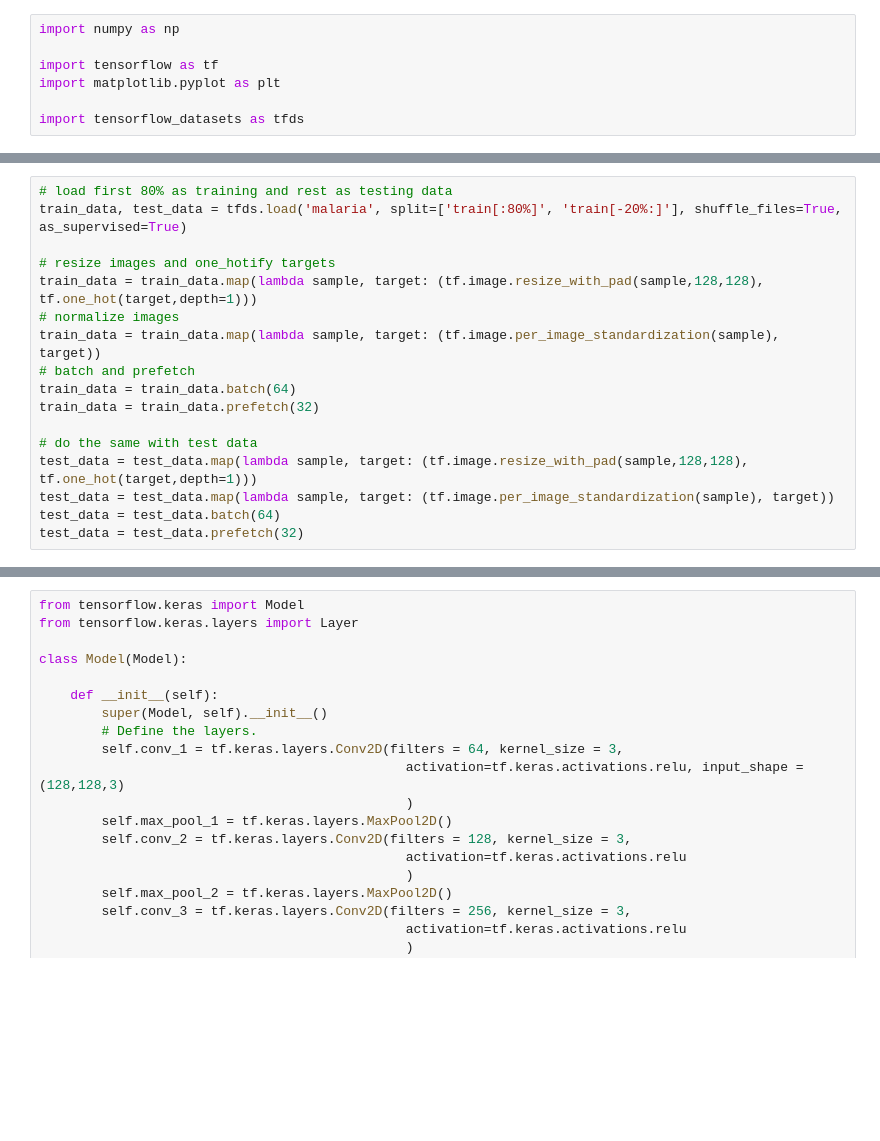
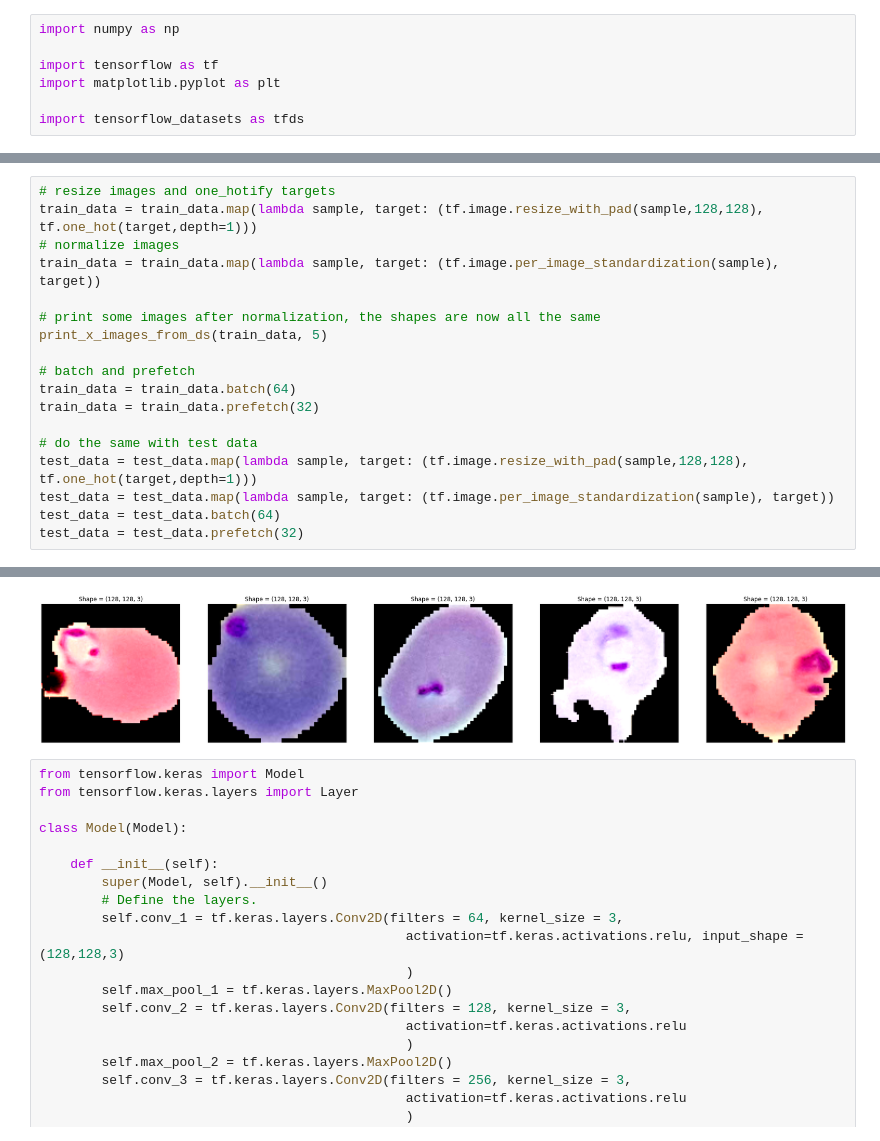
Before and after one commit to GratzR/IANNWTF_group1_hw_04, a Jupyter notebook: homework_04.ipynb, the cells around one changed output, grey strips where cells are left out. Saved outputs shown, nothing was run; the diff lists cells and outputs as text; blank space fills up the shorter version.

```diff
--- a/homework_04.ipynb
+++ b/homework_04.ipynb
@@ -8,11 +24,12 @@ import tensorflow_datasets as tfds
 # %%
-# load first 80% as training and rest as testing data
-train_data, test_data = tfds.load('malaria', split=['train[:80%]', 'train[-20%:]'], shuffle_files=True, as_supervised=True)
-
 # resize images and one_hotify targets
 train_data = train_data.map(lambda sample, target: (tf.image.resize_with_pad(sample,128,128), tf.one_hot(target,depth=1)))
 # normalize images
 train_data = train_data.map(lambda sample, target: (tf.image.per_image_standardization(sample), target))
+
+# print some images after normalization, the shapes are now all the same
+print_x_images_from_ds(train_data, 5)
+
 # batch and prefetch
 train_data = train_data.batch(64)
 train_data = train_data.prefetch(32)
@@ -35,3 +48,4 @@ Dataset malaria downloaded and prepared to /root/tensorflow_datasets/malaria/1.0
+[figure, added]
 # %%
 from tensorflow.keras import Model
 from tensorflow.keras.layers import Layer
```
Also changed, not shown: parts of 4 cells of this notebook.
